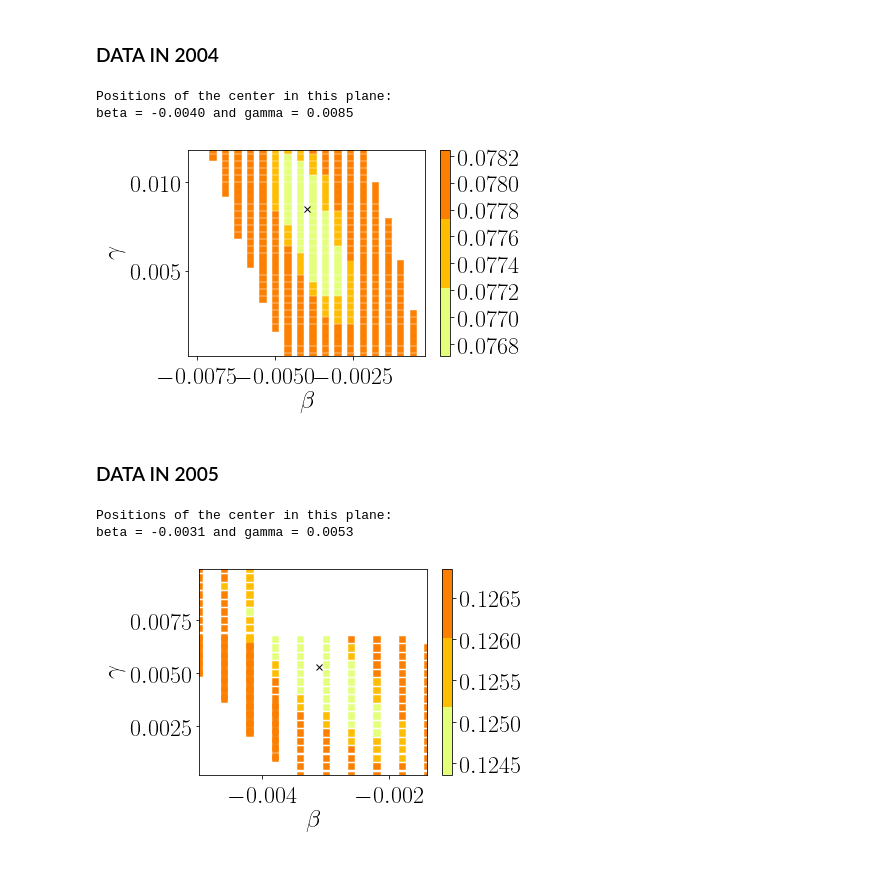
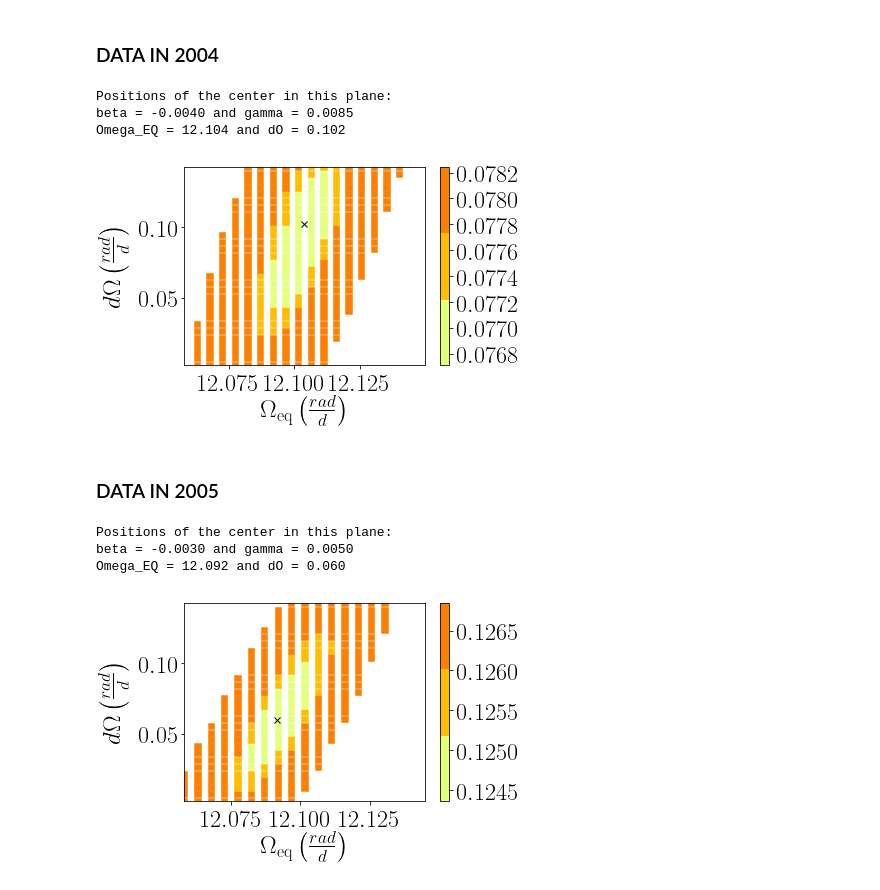
Before and after one commit to bzaire/Reports, a Jupyter notebook: search_DR.ipynb, the cells around one changed output. Saved outputs shown, nothing was run; the diff lists cells and outputs as text; code cells hidden in the pictures.

```diff
--- a/search_DR.ipynb
+++ b/search_DR.ipynb
@@ -59,22 +59,28 @@ best_x = 1./(4*a*c/e - e)*(d - 2.*c*b/e)
 best_y = 1./(4*a*c/e - e)*(b - 2.*a*d/e)
 print('Positions of the center in this plane:')
 print('beta = %6.4f and gamma = %6.4f' %(best_x, best_y))
+period =  0.521183398 # in days
+Omega0 = 2*N.pi/period
+print(r'Omega_EQ = %4.3f and dO = %4.3f' %((1-best_x)*Omega0, best_y*Omega0))
 # %% [output]
 Positions of the center in this plane:
 beta = -0.0040 and gamma = 0.0085
+Omega_EQ = 12.104 and dO = 0.102
 # %%
 cmap = plt.get_cmap('Wistia', 3)
 P.rcParams['font.family'] = 'arial'
-P.scatter(x,y,c=z, marker = 's', s=40, cmap=cmap, vmin = vmin, vmax = 1.02*vmin)
-P.xlim((x.min(), x.max()))
-P.ylim((y.min(), y.max()))
-P.plot(best_x, best_y, 'x', color='k')
+Oeq = (1 - x)*Omega0
+dO = y*Omega0
+P.scatter(Oeq,dO,c=z, marker = 's', s=40, cmap=cmap, vmin = vmin, vmax = 1.02*vmin)
+P.xlim((Oeq.min(), Oeq.max()))
+P.ylim((dO.min(), dO.max()))
+P.plot((1-best_x)*Omega0, best_y*Omega0, 'x', color='k')
 P.colorbar()
-P.xlabel(r'$\beta$')
-P.ylabel(r'$\gamma$')
+P.xlabel(r'$\Omega_\mathrm{eq} \left(\frac{rad}{d}\right)$')
+P.ylabel(r'$d\Omega \left(\frac{rad}{d}\right)$')
 P.tight_layout()
 # %% [output]
-[figure, old version]
+[figure, new version]
 # %% [markdown]
 ### DATA IN 2005
 # %%
@@ -112,19 +118,24 @@ best_x = 1./(4*a*c/e - e)*(d - 2.*c*b/e)
 best_y = 1./(4*a*c/e - e)*(b - 2.*a*d/e)
 print('Positions of the center in this plane:')
 print('beta = %6.4f and gamma = %6.4f' %(best_x, best_y))
+print(r'Omega_EQ = %4.3f and dO = %4.3f' %((1-best_x)*Omega0, best_y*Omega0))
 # %% [output]
 Positions of the center in this plane:
-beta = -0.0031 and gamma = 0.0053
+beta = -0.0030 and gamma = 0.0050
+Omega_EQ = 12.092 and dO = 0.060
 # %%
-cmap = plt.get_cmap('Wistia', 3)
-
-P.scatter(x,y,c=z, marker = 's', s=40, cmap=cmap, vmin = vmin, vmax = 1.02*vmin)
-P.xlim((x.min(), x.max()))
-P.ylim((y.min(), y.max()))
-P.plot(best_x, best_y, 'x', color='k')
+period =  0.521183398 # in days
+Omega0 = 2*N.pi/period
+Oeq = (1 - x)*Omega0
+dO = y*Omega0
+P.scatter(Oeq,dO,c=z, marker = 's', s=40, cmap=cmap, vmin = vmin, vmax = 1.02*vmin)
+#P.contourf(Oeq,dO,z, cmap=cmap)
+P.xlim((Oeq.min(), Oeq.max()))
+P.ylim((dO.min(), dO.max()))
+P.plot((1-best_x)*Omega0, best_y*Omega0, 'x', color='k')
 P.colorbar()
-P.xlabel(r'$\beta$')
-P.ylabel(r'$\gamma$')
+P.xlabel(r'$\Omega_\mathrm{eq} \left(\frac{rad}{d}\right)$')
+P.ylabel(r'$d\Omega \left(\frac{rad}{d}\right)$')
 P.tight_layout()
 # %% [output]
-[figure, old version]
+[figure, new version]
```
